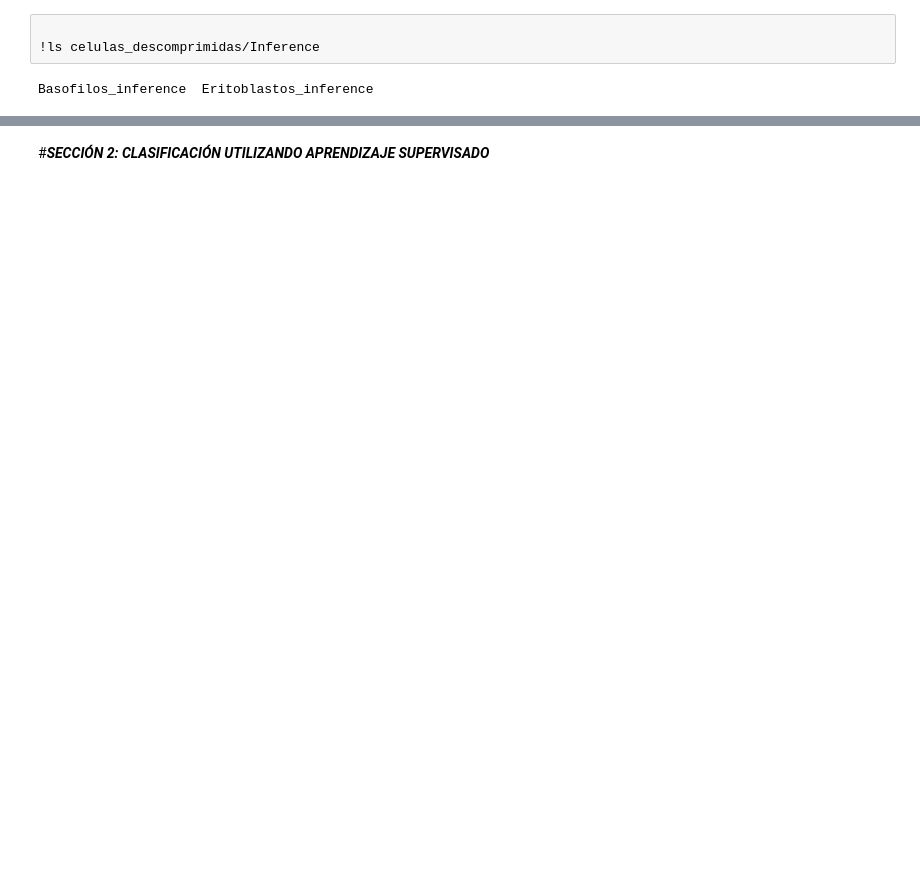
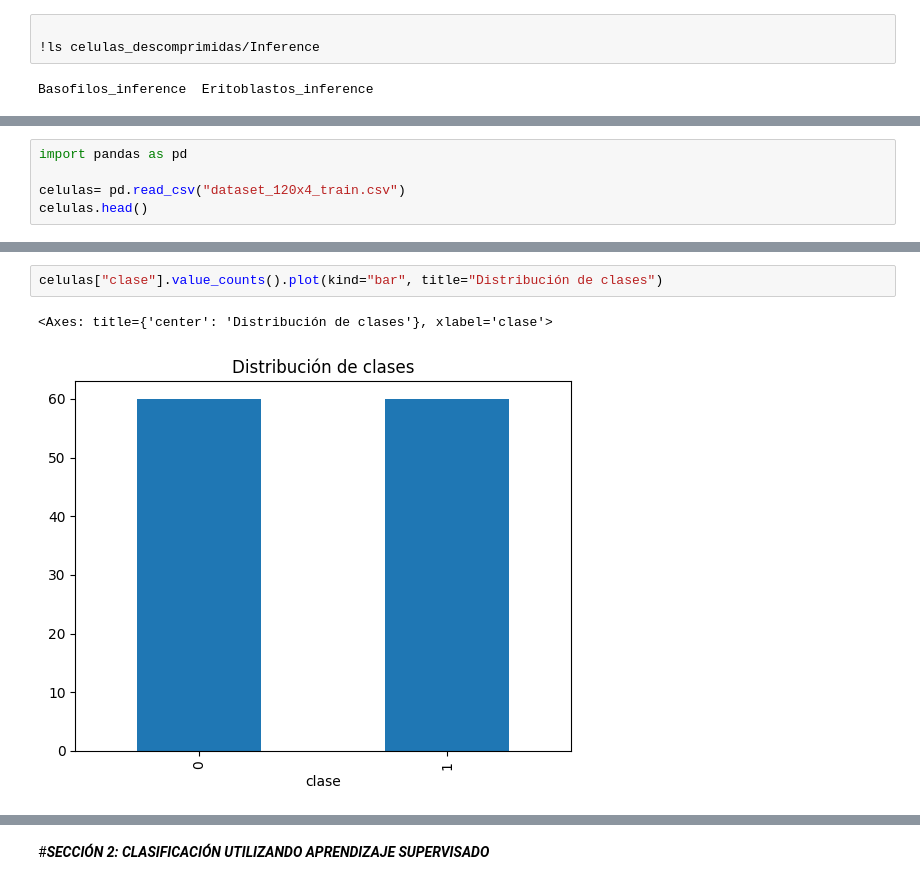
Before and after one commit to MiguelAngeloTr/Aprendizaje_Automatico, a Jupyter notebook: Entrega_6/Clasificacion_de_celulas.ipynb, the cells around one changed output, grey strips where cells are left out. Saved outputs shown, nothing was run; the diff lists cells and outputs as text; blank space fills up the shorter version.

```diff
--- a/Entrega_6/Clasificacion_de_celulas.ipynb
+++ b/Entrega_6/Clasificacion_de_celulas.ipynb
@@ -296,0 +158,5 @@ plt.show()
+# %%
+import pandas as pd
+
+celulas= pd.read_csv("dataset_120x4_train.csv")
+celulas.head()
@@ -296,0 +170,5 @@ plt.show()
+# %%
+celulas["clase"].value_counts().plot(kind="bar", title="Distribución de clases")
+# %% [output]
+<Axes: title={'center': 'Distribución de clases'}, xlabel='clase'>
+[figure, added]
```
Also changed, not shown: parts of 32 cells of this notebook.
